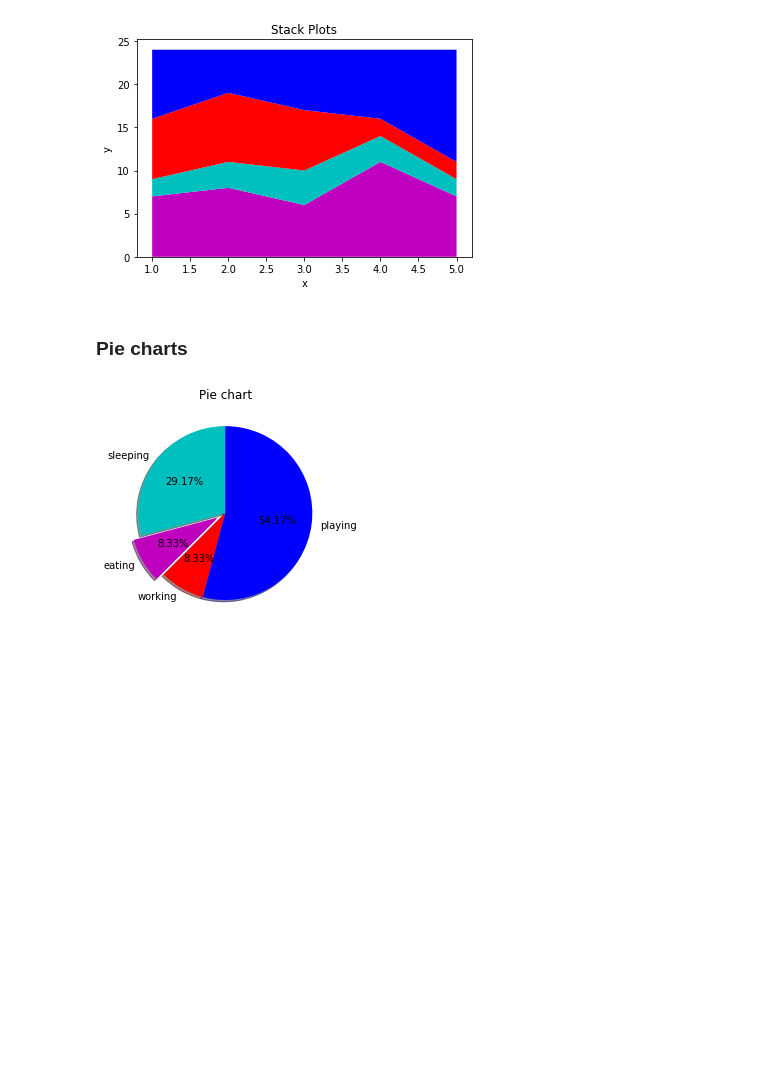
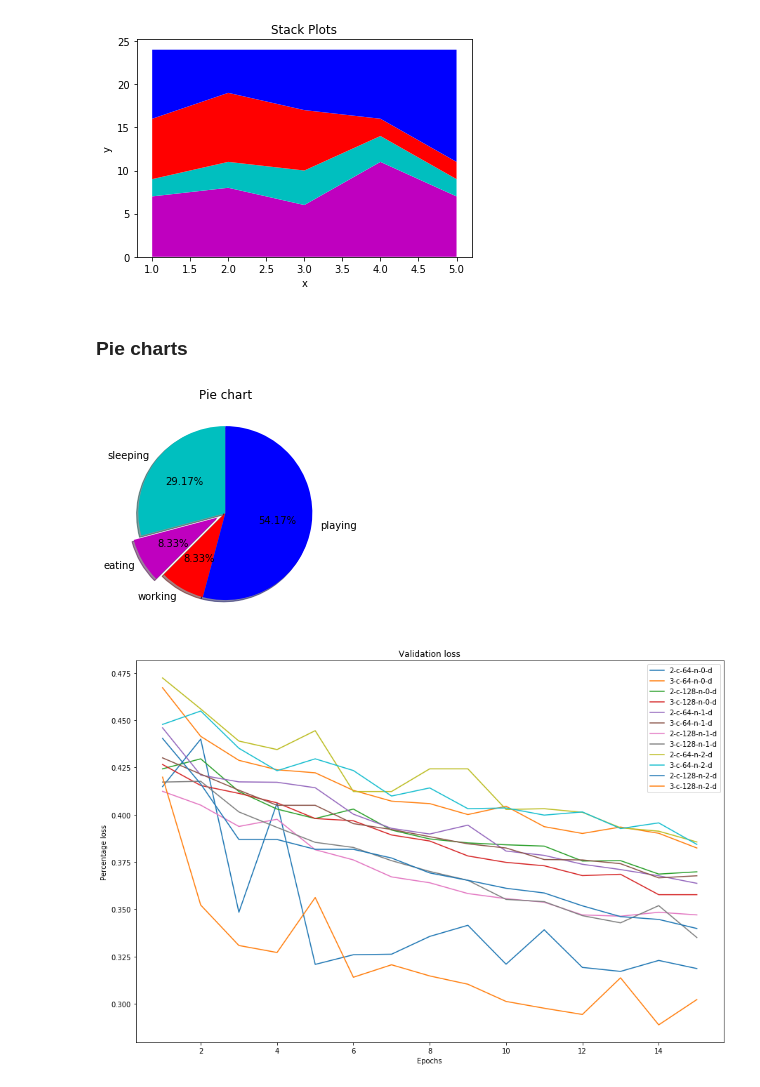
Before and after one commit to shrinidhi99/data-analysis-tutorial, a Jupyter notebook: Data Visualization/dv 1.ipynb, the cells around one changed output. Cells and saved outputs as stored; diff of their text form; code cells hidden in the pictures; blank space fills up the shorter version.

```diff
--- a/Data Visualization/dv 1.ipynb
+++ b/Data Visualization/dv 1.ipynb
@@ -99,3 +101,64 @@ plt.title('Pie chart')
 plt.show()
 # %% [output]
 [figure]
+# %%
+import matplotlib.pyplot as plt
+
+x1 = [1,2,3,4,5,6,7,8,9,10,11,12,13,14,15]
+y1 = [0.4149,0.4400,0.3484,0.4062,0.3208,0.3259,0.3262,0.3356,0.3415,0.3209,0.3391,0.3192,0.3171,0.3229,0.3186]
+
+x2 = [1,2,3,4,5,6,7,8,9,10,11,12,13,14,15]
+y2 = [0.4672,0.4415,0.4288,0.4238,0.4222,0.4129,0.4072,0.4059,0.4001,0.4045,0.3937,0.3901,0.3935,0.3902,0.3824]
+
+x3 = [1,2,3,4,5,6,7,8,9,10,11,12,13,14,15]
+y3 = [0.4243,0.4296,0.4123,0.4030,0.3980,0.4030,0.3919,0.3872,0.3851,0.3841,0.3834,0.3755,0.3757,0.3686,0.3698]
+
+x4 = [1,2,3,4,5,6,7,8,9,10,11,12,13,14,15]
+y4 = [0.4266,0.4155,0.4113,0.4063,0.3980,0.3968,0.3893,0.3861,0.3782,0.3748,0.3730,0.3678,0.3685,0.3577,0.3577]
+
+x5 = [1,2,3,4,5,6,7,8,9,10,11,12,13,14,15]
+y5 = [0.4460,0.4210,0.4174,0.4172,0.4143,0.4003,0.3928,0.3898,0.3945,0.3808,0.3785,0.3738,0.3710,0.3677,0.3637]
+
+x6 = [1,2,3,4,5,6,7,8,9,10,11,12,13,14,15]
+y6 = [0.4301,0.4215,0.4130,0.4050,0.4050,0.3953,0.3922,0.3884,0.3846,0.3824,0.3763,0.3761,0.3741,0.3666,0.3677]
+
+x7 = [1,2,3,4,5,6,7,8,9,10,11,12,13,14,15]
+y7 = [0.4124,0.4051,0.3938,0.3976,0.3815,0.3761,0.3671,0.3640,0.3583,0.3556,0.3537,0.3470,0.3463,0.3484,0.3470]
+
+x8 = [1,2,3,4,5,6,7,8,9,10,11,12,13,14,15]
+y8 = [0.4173,0.4177,0.4015,0.3933,0.3854,0.3827,0.3757,0.3700,0.3653,0.3552,0.3540,0.3466,0.3428,0.3519,0.3350]
+
+x9 = [1,2,3,4,5,6,7,8,9,10,11,12,13,14,15]
+y9 = [0.4724,0.4560,0.4390,0.4345,0.4445,0.4123,0.4123,0.4243,0.4243,0.4028,0.4032,0.4013,0.3931,0.3913,0.3856]
+
+x10 = [1,2,3,4,5,6,7,8,9,10,11,12,13,14,15]
+y10 = [0.4478,0.4549,0.4352,0.4233,0.4296,0.4234,0.4099,0.4142,0.4032,0.4036,0.3998,0.4015,0.3927,0.3957,0.3843]
+
+x11 = [1,2,3,4,5,6,7,8,9,10,11,12,13,14,15]
+y11 = [0.4404,0.4163,0.3869,0.3869,0.3817,0.3817,0.3771,0.3692,0.3653,0.3611,0.3586,0.3518,0.3461,0.3446,0.3398]
+
+x12 = [1,2,3,4,5,6,7,8,9,10,11,12,13,14,15]
+y12 = [0.4199,0.3522,0.3308,0.3271,0.3562,0.3140,0.3206,0.3147,0.3103,0.3012,0.2976,0.2943,0.3137,0.2888,0.3022]
+
+plt.figure(figsize=(15,10))
+plt.plot(x1, y1, label='2-c-64-n-0-d')
+plt.plot(x2, y2, label='3-c-64-n-0-d')
+plt.plot(x3, y3, label='2-c-128-n-0-d')
+plt.plot(x4, y4, label='3-c-128-n-0-d')
+plt.plot(x5, y5, label='2-c-64-n-1-d')
+plt.plot(x6, y6, label='3-c-64-n-1-d')
+plt.plot(x7, y7, label='2-c-128-n-1-d')
+plt.plot(x8, y8, label='3-c-128-n-1-d')
+plt.plot(x9, y9, label='2-c-64-n-2-d')
+plt.plot(x10, y10, label='3-c-64-n-2-d')
+plt.plot(x11, y11, label='2-c-128-n-2-d')
+plt.plot(x12, y12, label='3-c-128-n-2-d')
+
+plt.xlabel('Epochs')
+plt.ylabel('Percentage loss')
+plt.title('Validation loss')
+plt.legend()
+# plt.show()
+plt.savefig('val-losses-data-aug.png')
+# %% [output]
+[figure, added]
```
Also changed, not shown: parts of 5 cells of this notebook, 7 other files.
